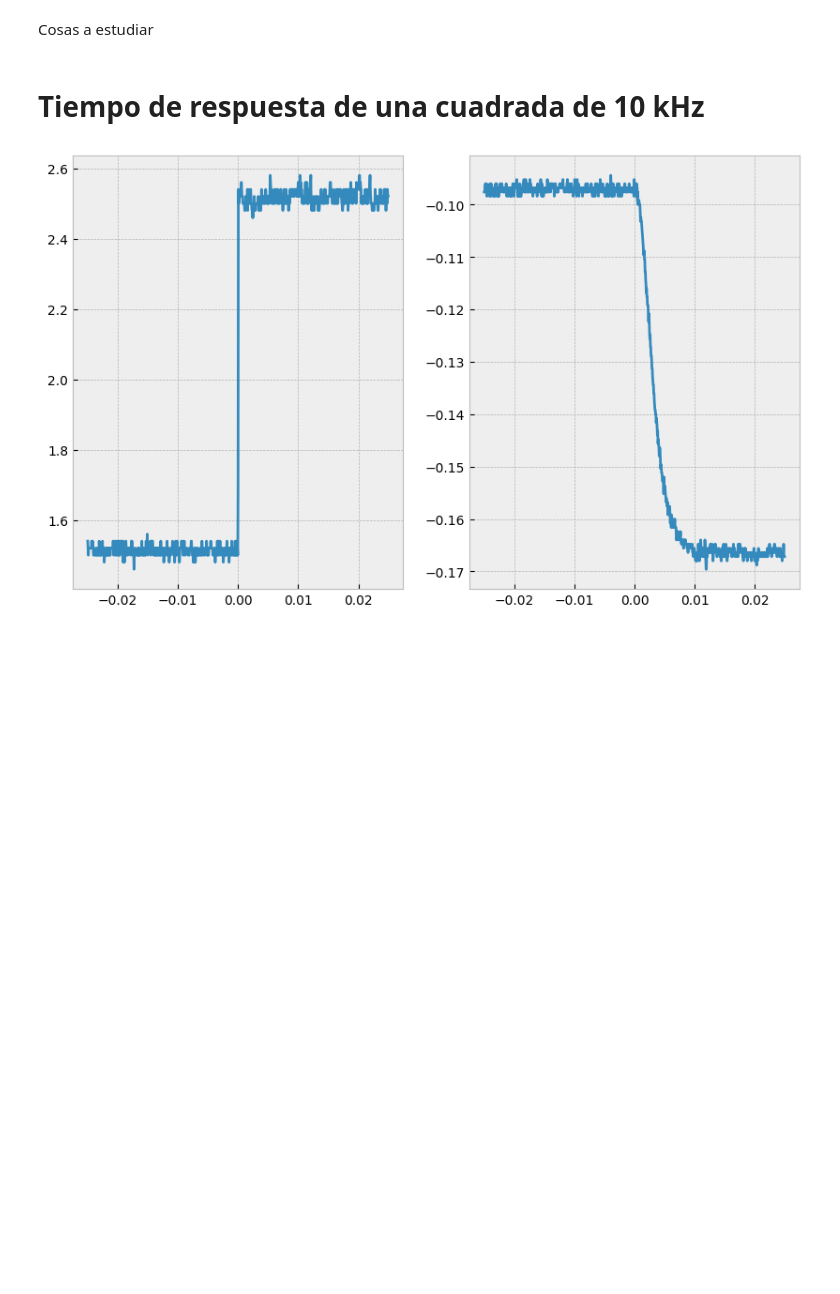
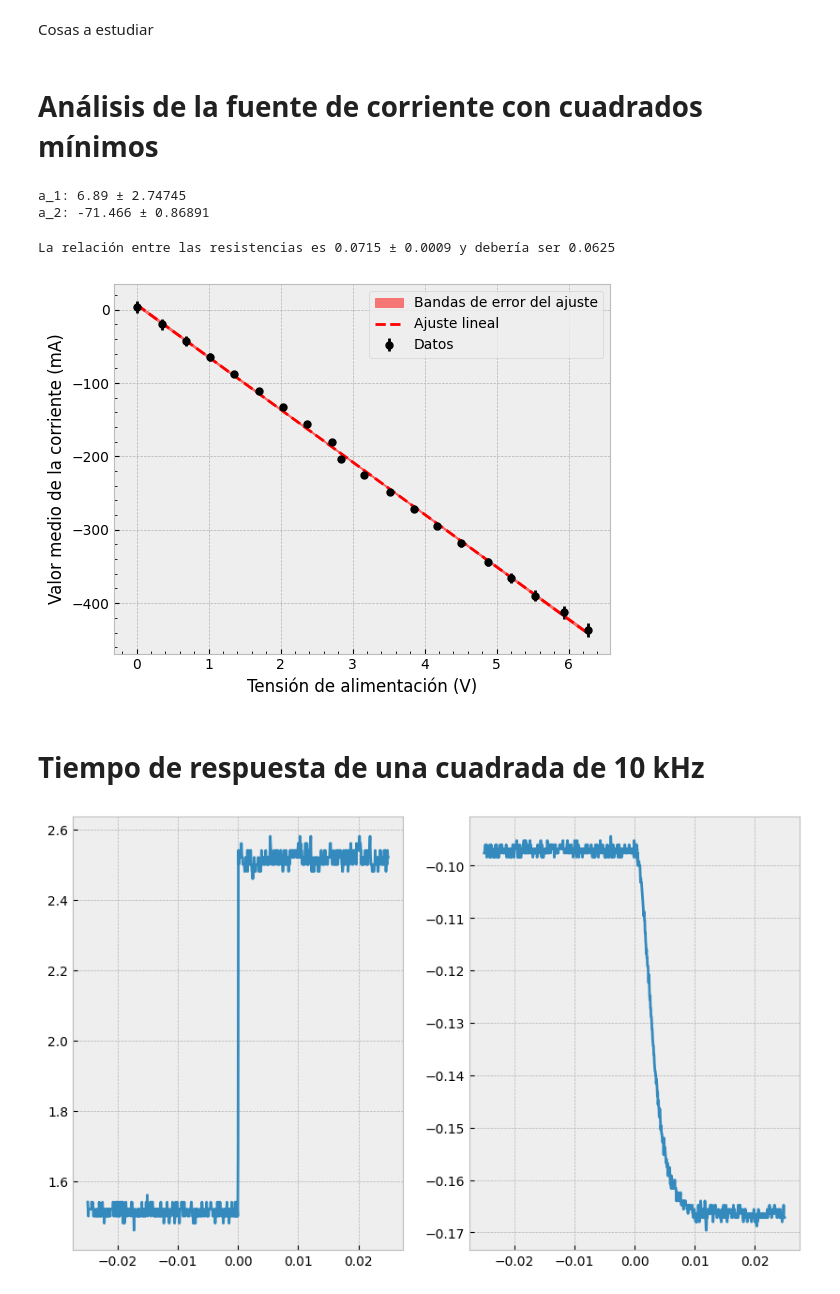
Before and after one commit to DelManuel/Magnetometro-optico, a Jupyter notebook: códigos/analisis_fuente_de_corriente.ipynb, the cells around one changed output. Cells and saved outputs as stored; diff of their text form; code cells hidden in the pictures; blank space fills up the shorter version.

```diff
--- a/códigos/analisis_fuente_de_corriente.ipynb
+++ b/códigos/analisis_fuente_de_corriente.ipynb
@@ -104,6 +168,52 @@ Cosas a estudiar
 # Amplitud de respuesta vs. amplitud de alimentacion
 # Amplitud de respuesta vs. offset de alimentacion
 # frecuencia de respuesta vs. frecuencia de alimentacion
+# %% [markdown]
+# Análisis de la fuente de corriente con cuadrados mínimos
+# %%
+corr_sist_err = np.abs(0.04*corr_values+ 3 + 0.1*50)
+corr_err_values = np.sqrt(corr_sist_err**2+corr_est_err**2)
+# %%
+a_1, a_2 =calc_a_1(offs_true_values, corr_values), calc_a_2(offs_true_values, corr_values)
+
+cov_matrix = calc_cov_matrix(offs_true_values, corr_values, corr_sist_err)
+
+err_a_1, err_a_2 = np.sqrt(np.diag(cov_matrix))
+
+print(f"a_1: {round(a_1,3)} ± {round(err_a_1,5)}")
+print(f"a_2: {round(a_2,3)} ± {round(err_a_2,5)}")
+# %% [output]
+a_1: 6.89 ± 2.74745
+a_2: -71.466 ± 0.86891
+# %%
+resistance_rel = -a_2/1000
+resistance_rel_err = err_a_2/1000
+
+print(f"La relación entre las resistencias es {round(resistance_rel,4)} ± {round(resistance_rel_err, 4)} y debería ser {round(1/16,4)}")
+# %% [output]
+La relación entre las resistencias es 0.0715 ± 0.0009 y debería ser 0.0625
+# %%
+ajuste_lineal = lineal(offs_true_values, a_2, a_1)
+sigma = np.sqrt(cov_matrix[0,0]+(offs_true_values**2)*cov_matrix[1,1]+2*offs_true_values*cov_matrix[0,1])
+y_1 = ajuste_lineal+sigma
+y_2 = ajuste_lineal-sigma
+
+plt.fill(
+    np.append(offs_true_values, offs_true_values[::-1]),
+    np.append(y_1, y_2[::-1]),
+    color = "r",
+    alpha = 0.5,
+    label = "Bandas de error del ajuste"
+)
+
+plt.errorbar(offs_true_values, corr_values, yerr = corr_err_values, fmt = ".k", ms = 10, label = "Datos")
+plt.plot(offs_true_values, ajuste_lineal,"--r", label = "Ajuste lineal" )
+plt.ylabel("Valor medio de la corriente (mA)")
+plt.xlabel("Tensión de alimentación (V)")
+plt.legend()
+plt.show()
+# %% [output]
+[figure, added]
 # %% [markdown]
 # Tiempo de respuesta de una cuadrada de 10 kHz
 # %%
```
Also changed, not shown: parts of 13 cells of this notebook, 5 other files.
